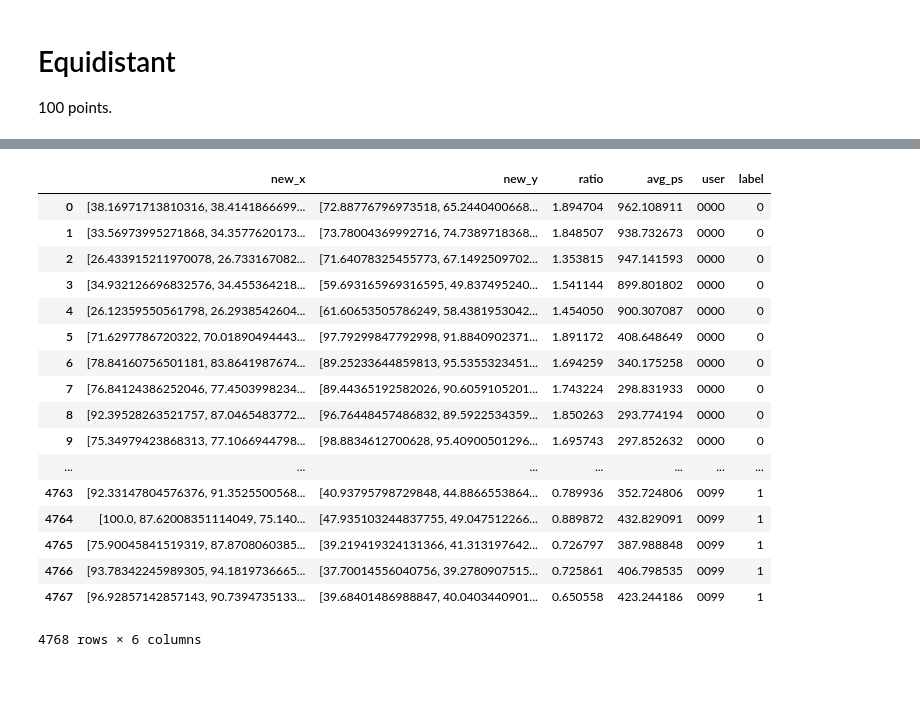
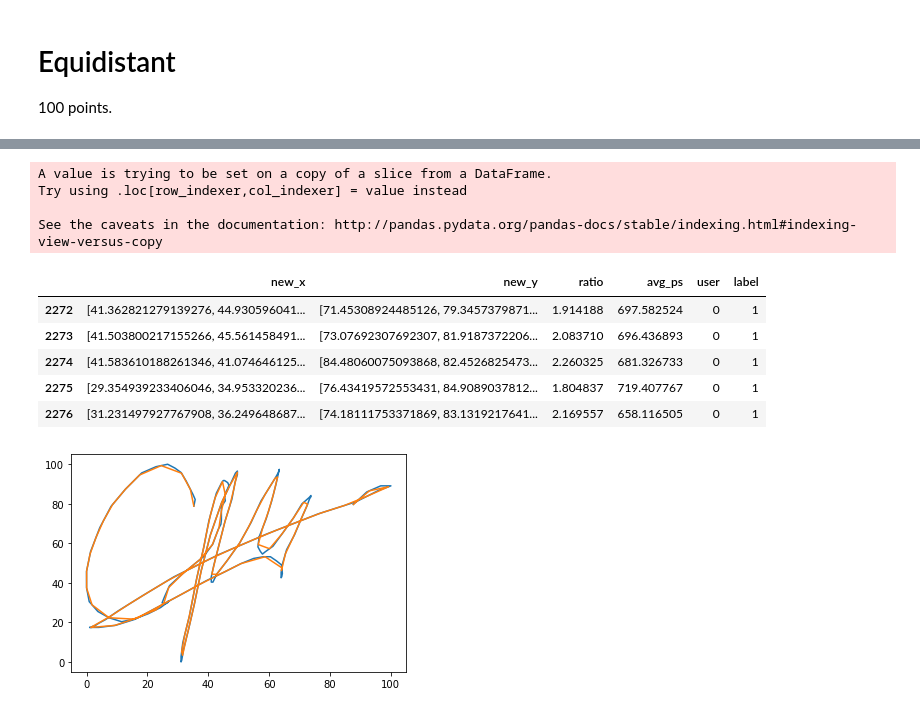
Before and after one commit to k-pratyush/online-signature-verification, a Jupyter notebook: Sign_clean.ipynb, the cells around one changed output, grey strips where cells are left out. Saved outputs shown, nothing was run; the diff lists cells and outputs as text; code cells hidden in the pictures; blank space fills up the shorter version.

```diff
--- a/Sign_clean.ipynb
+++ b/Sign_clean.ipynb
@@ -85,6 +86,7 @@ new_y = []
 for i in range(4768):
     x = df.X[i]
     y = df.Y[i]
+    length = len(x)
     distance = np.cumsum(np.sqrt( np.ediff1d(x, to_begin=0)**2 + np.ediff1d(y, to_begin=0)**2 ))
 
     distance = distance/distance[-1]
@@ -126,25 +139,25 @@ df['new_y']=new_y
 # %%
 data = df[['new_x','new_y','ratio','avg_ps','user','label']]
-data
+data['user'] = data['user'].apply(pd.to_numeric)
+data1 = data.loc[data.label == 1]
+data1.head()
 # %% [output]
+A value is trying to be set on a copy of a slice from a DataFrame.
+Try using .loc[row_indexer,col_indexer] = value instead
+
+See the caveats in the documentation: http://pandas.pydata.org/pandas-docs/stable/indexing.html#indexing-view-versus-copy
 |  | new_x | new_y | ratio | avg_ps | user | label |
-| 0 | [38.16971713810316, 38.4141866699... | [72.88776796973518, 65.2440400668... | 1.894704 | 962.108911 | 0000 | 0 |
-| 1 | [33.56973995271868, 34.3577620173... | [73.78004369992716, 74.7389718368... | 1.848507 | 938.732673 | 0000 | 0 |
-| 2 | [26.433915211970078, 26.733167082... | [71.64078325455773, 67.1492509702... | 1.353815 | 947.141593 | 0000 | 0 |
-| 3 | [34.932126696832576, 34.455364218... | [59.693165969316595, 49.837495240... | 1.541144 | 899.801802 | 0000 | 0 |
-| 4 | [26.12359550561798, 26.2938542604... | [61.60653505786249, 58.4381953042... | 1.454050 | 900.307087 | 0000 | 0 |
-| 5 | [71.6297786720322, 70.01890494443... | [97.79299847792998, 91.8840902371... | 1.891172 | 408.648649 | 0000 | 0 |
-| 6 | [78.84160756501181, 83.8641987674... | [89.25233644859813, 95.5355323451... | 1.694259 | 340.175258 | 0000 | 0 |
-| 7 | [76.84124386252046, 77.4503998234... | [89.44365192582026, 90.6059105201... | 1.743224 | 298.831933 | 0000 | 0 |
-| 8 | [92.39528263521757, 87.0465483772... | [96.76448457486832, 89.5922534359... | 1.850263 | 293.774194 | 0000 | 0 |
-| 9 | [75.34979423868313, 77.1066944798... | [98.8834612700628, 95.40900501296... | 1.695743 | 297.852632 | 0000 | 0 |
-| ... | ... | ... | ... | ... | ... | ... |
-| 4763 | [92.33147804576376, 91.3525500568... | [40.93795798729848, 44.8866553864... | 0.789936 | 352.724806 | 0099 | 1 |
-| 4764 | [100.0, 87.62008351114049, 75.140... | [47.935103244837755, 49.047512266... | 0.889872 | 432.829091 | 0099 | 1 |
-| 4765 | [75.90045841519319, 87.8708060385... | [39.219419324131366, 41.313197642... | 0.726797 | 387.988848 | 0099 | 1 |
-| 4766 | [93.78342245989305, 94.1819736665... | [37.70014556040756, 39.2780907515... | 0.725861 | 406.798535 | 0099 | 1 |
-| 4767 | [96.92857142857143, 90.7394735133... | [39.68401486988847, 40.0403440901... | 0.650558 | 423.244186 | 0099 | 1 |
+| 2272 | [41.362821279139276, 44.930596041... | [71.45308924485126, 79.3457379871... | 1.914188 | 697.582524 | 0 | 1 |
+| 2273 | [41.503800217155266, 45.561458491... | [73.07692307692307, 81.9187372206... | 2.083710 | 696.436893 | 0 | 1 |
+| 2274 | [41.583610188261346, 41.074646125... | [84.48060075093868, 82.4526825473... | 2.260325 | 681.326733 | 0 | 1 |
+| 2275 | [29.354939233406046, 34.953320236... | [76.43419572553431, 84.9089037812... | 1.804837 | 719.407767 | 0 | 1 |
+| 2276 | [31.231497927767908, 36.249648687... | [74.18111753371869, 83.1319217641... | 2.169557 | 658.116505 | 0 | 1 |
-4768 rows × 6 columns
+# %%
+plt.plot(df.X[100],df.Y[100])
+plt.plot(df.new_x[100],df.new_y[100])
+plt.show()
+# %% [output]
+[figure, added]
 # %%
 import tensorflow as tf
 from sklearn.model_selection import train_test_split
```
Also changed, not shown: parts of 26 cells of this notebook.
